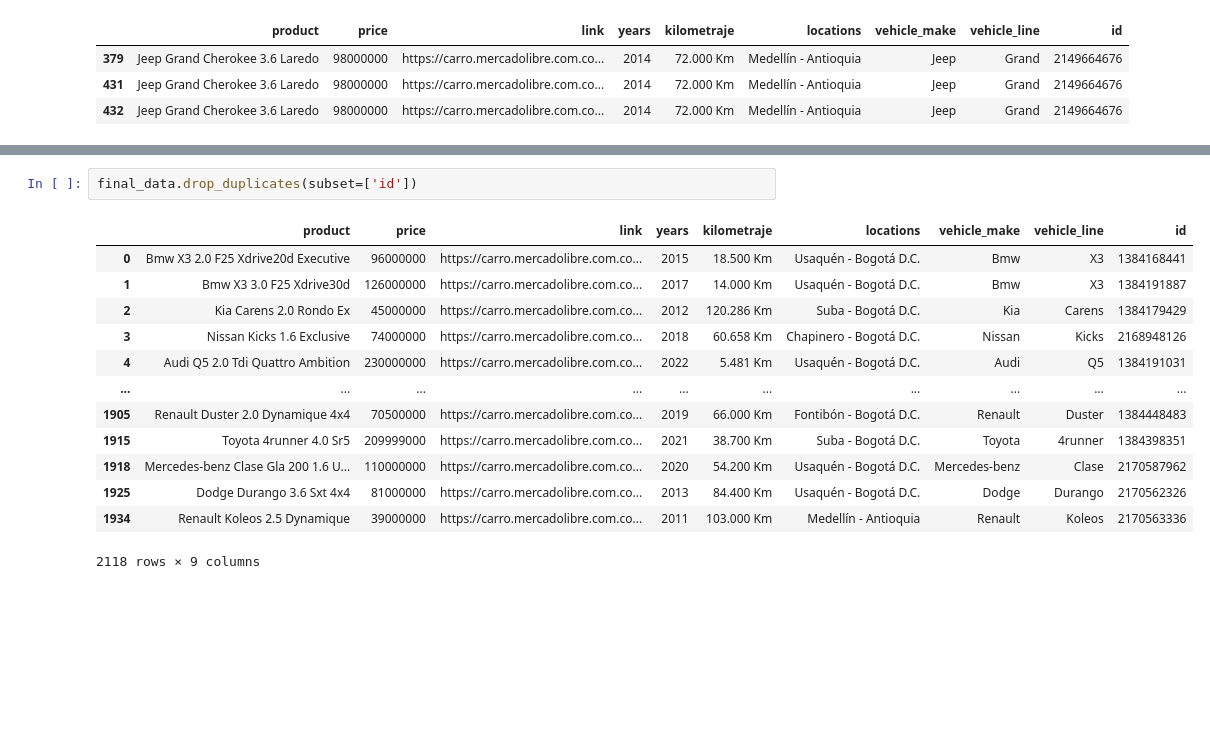
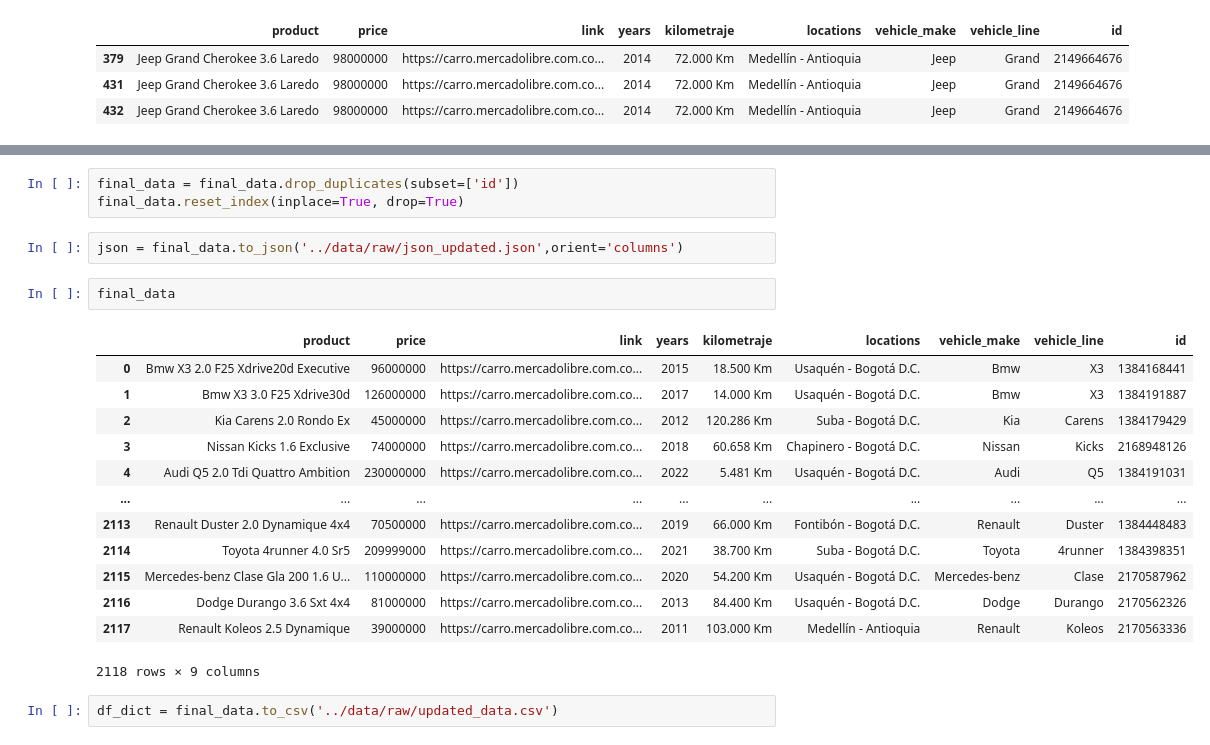
Before and after one commit to Wilmar3752/ETL_scraper, a Jupyter notebook: src/testing.ipynb, the cells around one changed output, grey strips where cells are left out. Saved outputs shown, nothing was run; the diff lists cells and outputs as text; blank space fills up the shorter version.

Commit message:
change data format

```diff
--- a/src/testing.ipynb
+++ b/src/testing.ipynb
@@ -94,16 +78,23 @@ final_data.sort_values(by=['product', 'kilometraje'])
 # %%
-final_data.drop_duplicates(subset=['id'])
+final_data = final_data.drop_duplicates(subset=['id'])
+final_data.reset_index(inplace=True, drop=True)
-# %% [output]
-|  | product | price | link | years | kilometraje | locations | vehicle_make | vehicle_line | id |
-| 0 | Bmw X3 2.0 F25 Xdrive20d Executive | 96000000 | https://carro.mercadolibre.com.co... | 2015 | 18.500 Km | Usaquén - Bogotá D.C. | Bmw | X3 | 1384168441 |
-| 1 | Bmw X3 3.0 F25 Xdrive30d | 126000000 | https://carro.mercadolibre.com.co... | 2017 | 14.000 Km | Usaquén - Bogotá D.C. | Bmw | X3 | 1384191887 |
-| 2 | Kia Carens 2.0 Rondo Ex | 45000000 | https://carro.mercadolibre.com.co... | 2012 | 120.286 Km | Suba - Bogotá D.C. | Kia | Carens | 1384179429 |
-| 3 | Nissan Kicks 1.6 Exclusive | 74000000 | https://carro.mercadolibre.com.co... | 2018 | 60.658 Km | Chapinero - Bogotá D.C. | Nissan | Kicks | 2168948126 |
-| 4 | Audi Q5 2.0 Tdi Quattro Ambition | 230000000 | https://carro.mercadolibre.com.co... | 2022 | 5.481 Km | Usaquén - Bogotá D.C. | Audi | Q5 | 1384191031 |
-| ... | ... | ... | ... | ... | ... | ... | ... | ... | ... |
-| 1905 | Renault Duster 2.0 Dynamique 4x4 | 70500000 | https://carro.mercadolibre.com.co... | 2019 | 66.000 Km | Fontibón - Bogotá D.C. | Renault | Duster | 1384448483 |
-| 1915 | Toyota 4runner 4.0 Sr5 | 209999000 | https://carro.mercadolibre.com.co... | 2021 | 38.700 Km | Suba - Bogotá D.C. | Toyota | 4runner | 1384398351 |
-| 1918 | Mercedes-benz Clase Gla 200 1.6 U... | 110000000 | https://carro.mercadolibre.com.co... | 2020 | 54.200 Km | Usaquén - Bogotá D.C. | Mercedes-benz | Clase | 2170587962 |
-| 1925 | Dodge Durango 3.6 Sxt 4x4 | 81000000 | https://carro.mercadolibre.com.co... | 2013 | 84.400 Km | Usaquén - Bogotá D.C. | Dodge | Durango | 2170562326 |
-| 1934 | Renault Koleos 2.5 Dynamique | 39000000 | https://carro.mercadolibre.com.co... | 2011 | 103.000 Km | Medellín - Antioquia | Renault | Koleos | 2170563336 |
-2118 rows × 9 columns
+# %%
+json = final_data.to_json('../data/raw/json_updated.json',orient='columns')
+# %%
+final_data
+# %% [output]
+|  | product | price | link | years | kilometraje | locations | vehicle_make | vehicle_line | id |
+| 0 | Bmw X3 2.0 F25 Xdrive20d Executive | 96000000 | https://carro.mercadolibre.com.co... | 2015 | 18.500 Km | Usaquén - Bogotá D.C. | Bmw | X3 | 1384168441 |
+| 1 | Bmw X3 3.0 F25 Xdrive30d | 126000000 | https://carro.mercadolibre.com.co... | 2017 | 14.000 Km | Usaquén - Bogotá D.C. | Bmw | X3 | 1384191887 |
+| 2 | Kia Carens 2.0 Rondo Ex | 45000000 | https://carro.mercadolibre.com.co... | 2012 | 120.286 Km | Suba - Bogotá D.C. | Kia | Carens | 1384179429 |
+| 3 | Nissan Kicks 1.6 Exclusive | 74000000 | https://carro.mercadolibre.com.co... | 2018 | 60.658 Km | Chapinero - Bogotá D.C. | Nissan | Kicks | 2168948126 |
+| 4 | Audi Q5 2.0 Tdi Quattro Ambition | 230000000 | https://carro.mercadolibre.com.co... | 2022 | 5.481 Km | Usaquén - Bogotá D.C. | Audi | Q5 | 1384191031 |
+| ... | ... | ... | ... | ... | ... | ... | ... | ... | ... |
+| 2113 | Renault Duster 2.0 Dynamique 4x4 | 70500000 | https://carro.mercadolibre.com.co... | 2019 | 66.000 Km | Fontibón - Bogotá D.C. | Renault | Duster | 1384448483 |
+| 2114 | Toyota 4runner 4.0 Sr5 | 209999000 | https://carro.mercadolibre.com.co... | 2021 | 38.700 Km | Suba - Bogotá D.C. | Toyota | 4runner | 1384398351 |
+| 2115 | Mercedes-benz Clase Gla 200 1.6 U... | 110000000 | https://carro.mercadolibre.com.co... | 2020 | 54.200 Km | Usaquén - Bogotá D.C. | Mercedes-benz | Clase | 2170587962 |
+| 2116 | Dodge Durango 3.6 Sxt 4x4 | 81000000 | https://carro.mercadolibre.com.co... | 2013 | 84.400 Km | Usaquén - Bogotá D.C. | Dodge | Durango | 2170562326 |
+| 2117 | Renault Koleos 2.5 Dynamique | 39000000 | https://carro.mercadolibre.com.co... | 2011 | 103.000 Km | Medellín - Antioquia | Renault | Koleos | 2170563336 |
+2118 rows × 9 columns
+# %%
+df_dict = final_data.to_csv('../data/raw/updated_data.csv')
```
Also changed, not shown: parts of 2 cells of this notebook, 2 other files.
